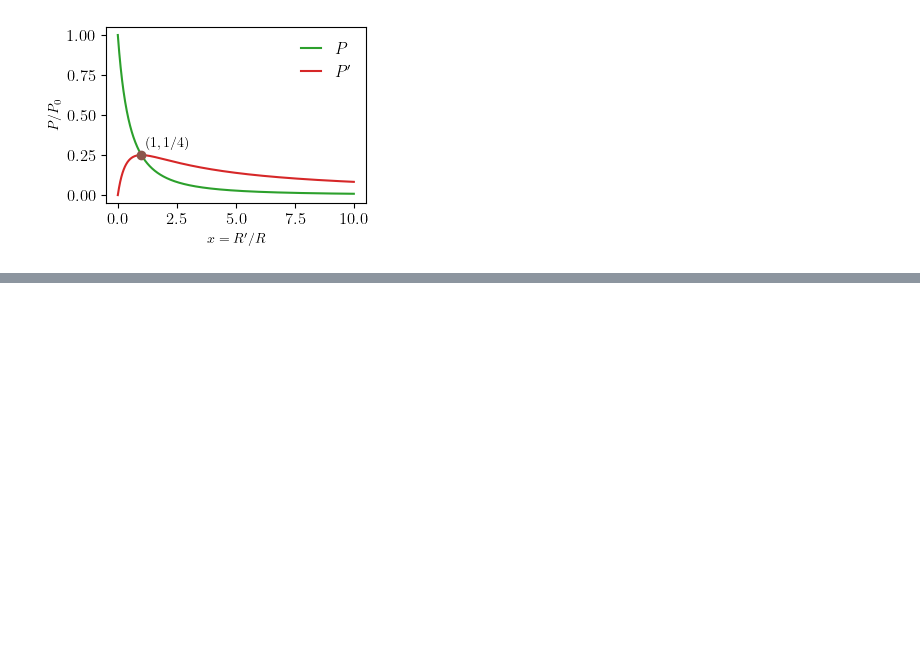
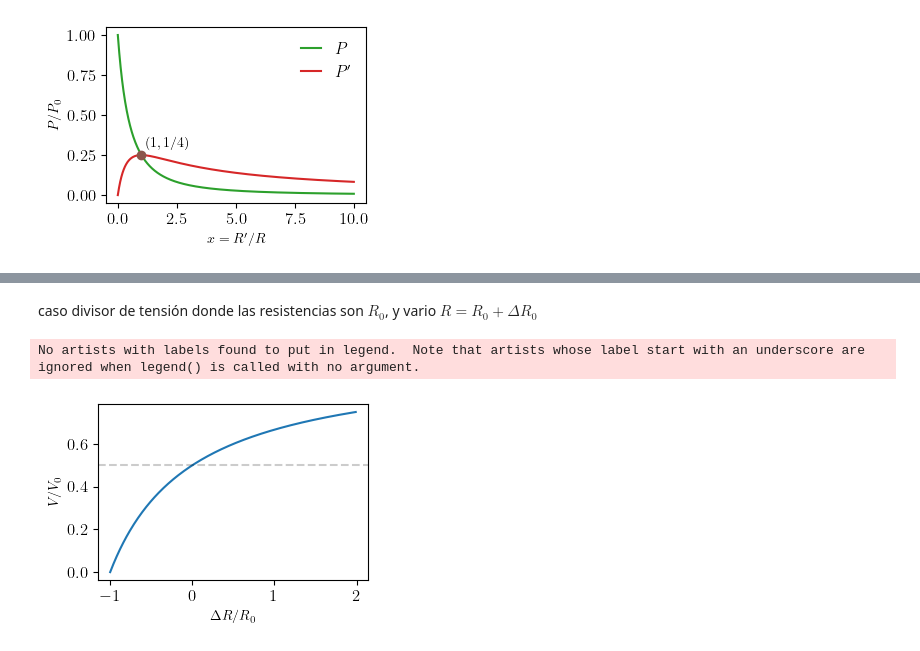
Before and after one commit to chacoma/LABO3_DF_UBA, a Jupyter notebook: Apuntes/images/graficos.ipynb, the cells around one changed output, grey strips where cells are left out. Cells and saved outputs as stored; diff of their text form; code cells hidden in the pictures; blank space fills up the shorter version.

```diff
--- a/Apuntes/images/graficos.ipynb
+++ b/Apuntes/images/graficos.ipynb
@@ -175,0 +234,20 @@ plot.show("Vab_puenteW.png")
+# %% [markdown]
+caso divisor de tensión donde las resistencias son $R_0$, y vario $R=R_0 + \Delta R_0$
+# %%
+f = lambda r: (1+r)/(2+r)
+
+
+plot = pl.Plotter(H=2.5,W=3.5)
+
+x= np.arange(-1.0,2.0, 0.01)
+plot.ax.plot(x,f(x), c="C0")
+
+plot.ax.axhline( f(0), linestyle='--', alpha=0.2, c='black' )
+
+plot.ax.set_ylabel( "$V/V_0$" )
+plot.ax.set_xlabel( "$\Delta R/R_0$" )
+
+plot.show()
+# %% [output]
+No artists with labels found to put in legend.  Note that artists whose label start with an underscore are ignored when legend() is called with no argument.
+[figure, added]
```
Also changed, not shown: parts of 3 cells of this notebook, 4 other files.
